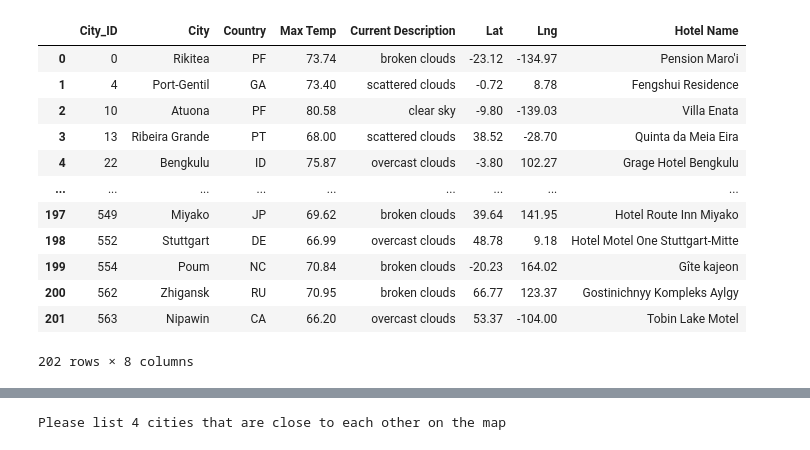
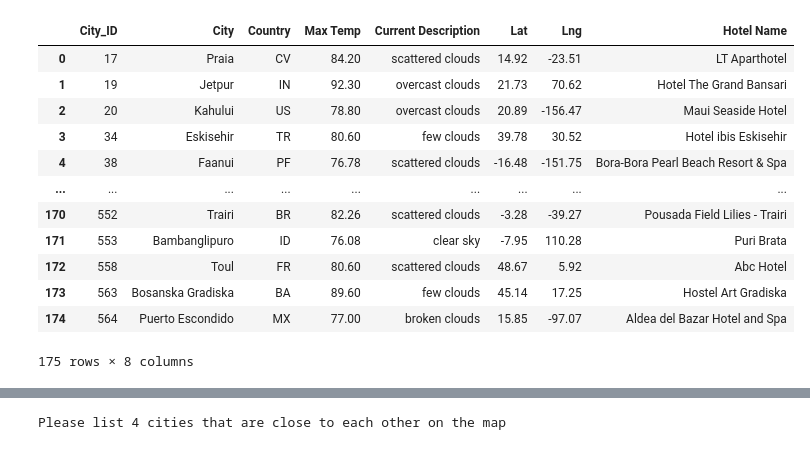
Before and after one commit to laurentvh85/World_Weather_Analysis, a Jupyter notebook: Vacation_Itinerary.ipynb, the cells around one changed output, grey strips where cells are left out. Drawn from its saved outputs; the diff is of its cells as text; code cells hidden in the pictures.

```diff
--- a/Vacation_Itinerary.ipynb
+++ b/Vacation_Itinerary.ipynb
@@ -11,23 +11,23 @@ from config import g_key
 gmaps.configure(api_key=g_key)
 # %%
 #load files
-weather_py_data_to_load = os.path.join("weather_data","WeatherPy_vacation.csv")
+weather_py_data_to_load = os.path.join("data","WeatherPy_vacation.csv")
 weather_py_df = pd.read_csv(weather_py_data_to_load)
 weather_py_df
 # %% [output]
 |  | City_ID | City | Country | Max Temp | Current Description | Lat | Lng | Hotel Name |
-| 0 | 0 | Rikitea | PF | 73.74 | broken clouds | -23.12 | -134.97 | Pension Maro'i |
-| 1 | 4 | Port-Gentil | GA | 73.40 | scattered clouds | -0.72 | 8.78 | Fengshui Residence |
-| 2 | 10 | Atuona | PF | 80.58 | clear sky | -9.80 | -139.03 | Villa Enata |
-| 3 | 13 | Ribeira Grande | PT | 68.00 | scattered clouds | 38.52 | -28.70 | Quinta da Meia Eira |
-| 4 | 22 | Bengkulu | ID | 75.87 | overcast clouds | -3.80 | 102.27 | Grage Hotel Bengkulu |
+| 0 | 17 | Praia | CV | 84.20 | scattered clouds | 14.92 | -23.51 | LT Aparthotel |
+| 1 | 19 | Jetpur | IN | 92.30 | overcast clouds | 21.73 | 70.62 | Hotel The Grand Bansari |
+| 2 | 20 | Kahului | US | 78.80 | overcast clouds | 20.89 | -156.47 | Maui Seaside Hotel |
+| 3 | 34 | Eskisehir | TR | 80.60 | few clouds | 39.78 | 30.52 | Hotel ibis Eskisehir |
+| 4 | 38 | Faanui | PF | 76.78 | scattered clouds | -16.48 | -151.75 | Bora-Bora Pearl Beach Resort & Spa |
 | ... | ... | ... | ... | ... | ... | ... | ... | ... |
-| 197 | 549 | Miyako | JP | 69.62 | broken clouds | 39.64 | 141.95 | Hotel Route Inn Miyako |
-| 198 | 552 | Stuttgart | DE | 66.99 | overcast clouds | 48.78 | 9.18 | Hotel Motel One Stuttgart-Mitte |
-| 199 | 554 | Poum | NC | 70.84 | broken clouds | -20.23 | 164.02 | Gîte kajeon |
-| 200 | 562 | Zhigansk | RU | 70.95 | broken clouds | 66.77 | 123.37 | Gostinichnyy Kompleks Aylgy |
-| 201 | 563 | Nipawin | CA | 66.20 | overcast clouds | 53.37 | -104.00 | Tobin Lake Motel |
+| 170 | 552 | Trairi | BR | 82.26 | scattered clouds | -3.28 | -39.27 | Pousada Field Lilies - Trairi |
+| 171 | 553 | Bambanglipuro | ID | 76.08 | clear sky | -7.95 | 110.28 | Puri Brata |
+| 172 | 558 | Toul | FR | 80.60 | scattered clouds | 48.67 | 5.92 | Abc Hotel |
+| 173 | 563 | Bosanska Gradiska | BA | 89.60 | few clouds | 45.14 | 17.25 | Hostel Art Gradiska |
+| 174 | 564 | Puerto Escondido | MX | 77.00 | broken clouds | 15.85 | -97.07 | Aldea del Bazar Hotel and Spa |
-202 rows × 8 columns
+175 rows × 8 columns
 # %%
 # Using the template add the hotel marks to the map
 info_box_template = """
```
Also changed, not shown: parts of 4 cells of this notebook, 13 other files.
